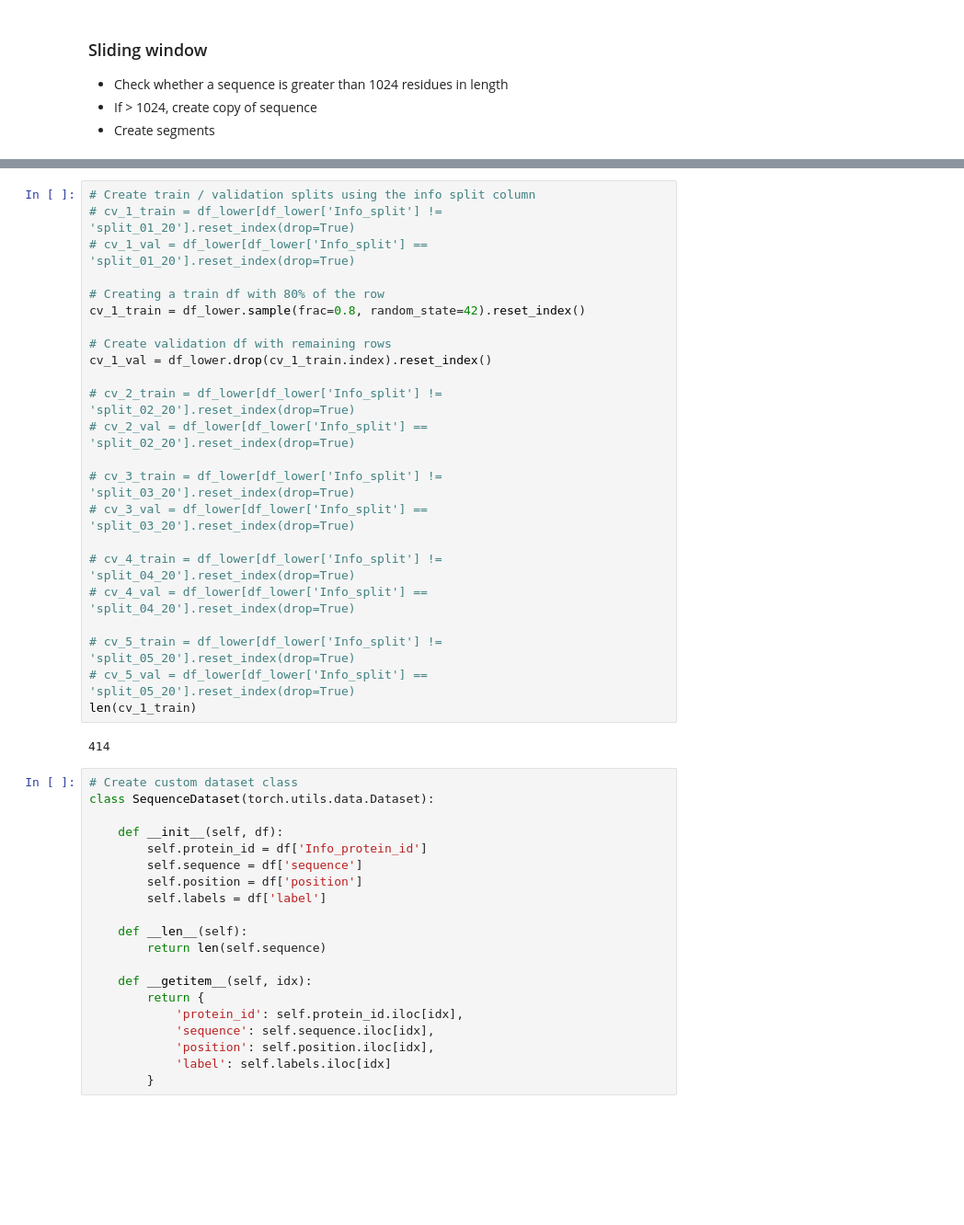
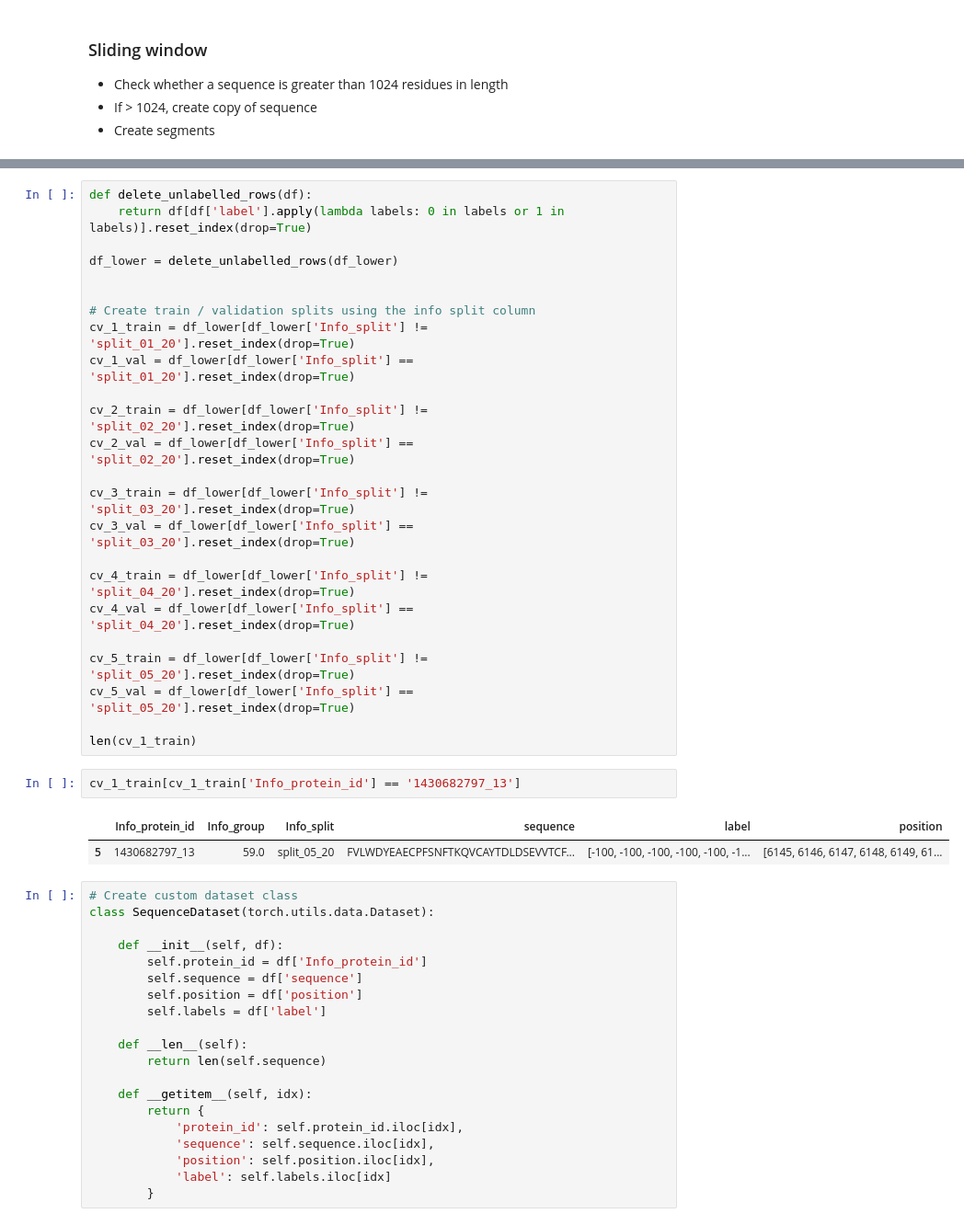
Before and after one commit to harryb257/MScProject, a Jupyter notebook: ESM2 baseline.ipynb, the cells around one changed output, grey strips where cells are left out. Shown at 92% size. Drawn from its saved outputs; the diff is of its cells as text; blank space fills up the shorter version.

Commit message:
Minor input changes for trialing different pathogens and train/val splits

```diff
--- a/ESM2 baseline.ipynb
+++ b/ESM2 baseline.ipynb
@@ -188,28 +188,32 @@ len(df_lower)
 # %%
+def delete_unlabelled_rows(df):
+    return df[df['label'].apply(lambda labels: 0 in labels or 1 in labels)].reset_index(drop=True)
+
+df_lower = delete_unlabelled_rows(df_lower)
+
+
 # Create train / validation splits using the info split column
-# cv_1_train = df_lower[df_lower['Info_split'] != 'split_01_20'].reset_index(drop=True)
-# cv_1_val = df_lower[df_lower['Info_split'] == 'split_01_20'].reset_index(drop=True)
+cv_1_train = df_lower[df_lower['Info_split'] != 'split_01_20'].reset_index(drop=True)
+cv_1_val = df_lower[df_lower['Info_split'] == 'split_01_20'].reset_index(drop=True)
 
-# Creating a train df with 80% of the row
-cv_1_train = df_lower.sample(frac=0.8, random_state=42).reset_index()
+cv_2_train = df_lower[df_lower['Info_split'] != 'split_02_20'].reset_index(drop=True)
+cv_2_val = df_lower[df_lower['Info_split'] == 'split_02_20'].reset_index(drop=True)
 
-# Create validation df with remaining rows
-cv_1_val = df_lower.drop(cv_1_train.index).reset_index()
+cv_3_train = df_lower[df_lower['Info_split'] != 'split_03_20'].reset_index(drop=True)
+cv_3_val = df_lower[df_lower['Info_split'] == 'split_03_20'].reset_index(drop=True)
 
-# cv_2_train = df_lower[df_lower['Info_split'] != 'split_02_20'].reset_index(drop=True)
-# cv_2_val = df_lower[df_lower['Info_split'] == 'split_02_20'].reset_index(drop=True)
+cv_4_train = df_lower[df_lower['Info_split'] != 'split_04_20'].reset_index(drop=True)
+cv_4_val = df_lower[df_lower['Info_split'] == 'split_04_20'].reset_index(drop=True)
 
-# cv_3_train = df_lower[df_lower['Info_split'] != 'split_03_20'].reset_index(drop=True)
-# cv_3_val = df_lower[df_lower['Info_split'] == 'split_03_20'].reset_index(drop=True)
+cv_5_train = df_lower[df_lower['Info_split'] != 'split_05_20'].reset_index(drop=True)
+cv_5_val = df_lower[df_lower['Info_split'] == 'split_05_20'].reset_index(drop=True)
 
-# cv_4_train = df_lower[df_lower['Info_split'] != 'split_04_20'].reset_index(drop=True)
-# cv_4_val = df_lower[df_lower['Info_split'] == 'split_04_20'].reset_index(drop=True)
-
-# cv_5_train = df_lower[df_lower['Info_split'] != 'split_05_20'].reset_index(drop=True)
-# cv_5_val = df_lower[df_lower['Info_split'] == 'split_05_20'].reset_index(drop=True)
 len(cv_1_train)
-# %% [output]
-414
+# %%
+cv_1_train[cv_1_train['Info_protein_id'] == '1430682797_13']
+# %% [output]
+|  | Info_protein_id | Info_group | Info_split | sequence | label | position |
+| 5 | 1430682797_13 | 59.0 | split_05_20 | FVLWDYEAECPFSNFTKQVCAYTDLDSEVVTCF... | [-100, -100, -100, -100, -100, -1... | [6145, 6146, 6147, 6148, 6149, 61... |
 # %%
 # Create custom dataset class
 class SequenceDataset(torch.utils.data.Dataset):
```
Also changed, not shown: parts of 12 cells of this notebook.
